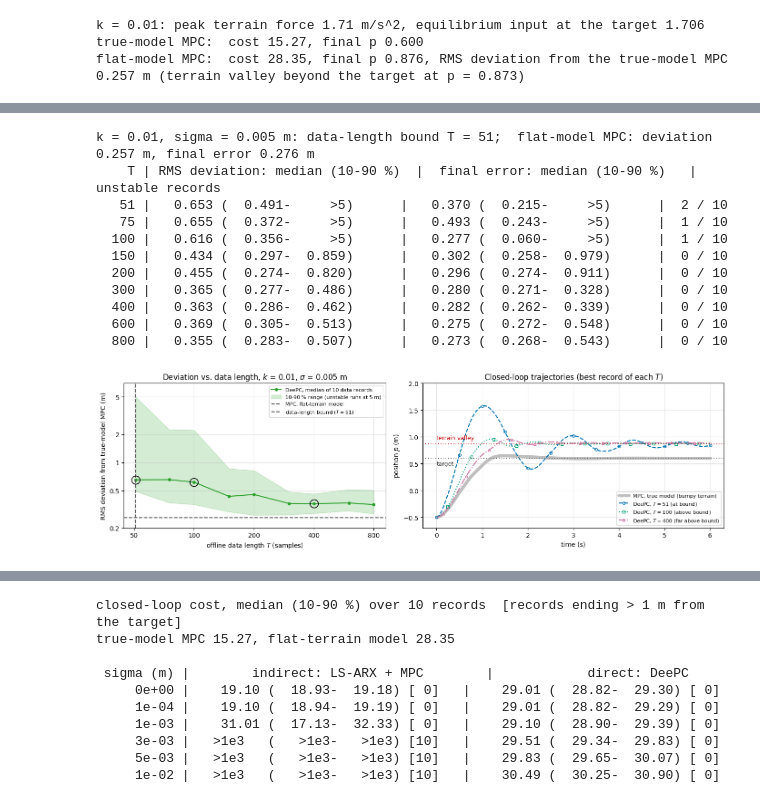
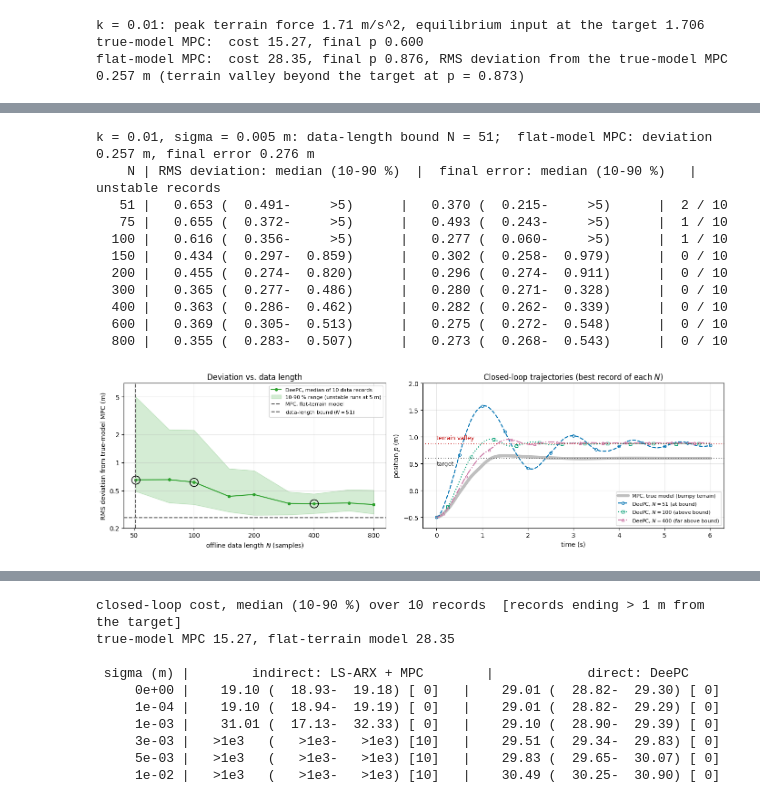
Before and after one commit to JonathanZHC/core_course_examples, a Jupyter notebook: ex6_SysID/6.4_Data_Enabled_Predictive_Control.ipynb, the cells around one changed output, grey strips where cells are left out. Saved outputs shown, nothing was run; the diff lists cells and outputs as text; code cells hidden in the pictures.

```diff
--- a/ex6_SysID/6.4_Data_Enabled_Predictive_Control.ipynb
+++ b/ex6_SysID/6.4_Data_Enabled_Predictive_Control.ipynb
@@ -119,9 +119,8 @@ dyn_flat = Dynamics(env_flat)
 n_states, m_inputs = 2, 1
 
 # Controller
-N = 20
+L = 20
 T_ini = 4
-L = T_ini + N                                   # length of the trajectories in the Hankel matrix
 Q_y = np.array([[1.0]]); R = np.array([[0.1]]); Qf_y = Q_y     # DeePC: cost on the output y = p
 Q_x = np.diag([1.0, 0.0]); Qf_x = Q_x                          # MPC: the same cost on the state
 
@@ -502,10 +554,10 @@ A_d, B_d = dyn_flat.get_linearized_AB_discrete(target_state, np.zeros(1), dt)
 P_b = scipy.linalg.solve_discrete_are(A_d, B_d, Q_b_x, R_b)
 K_b = np.linalg.solve(R_b + B_d.T @ P_b @ B_d, B_d.T @ P_b @ A_d)
 
-def bumpy_data(T, seed, sigma=SIGMA_B, start=None):
+def bumpy_data(N, seed, sigma=SIGMA_B, start=None):
     '''One closed-loop record (u, p) on the bumpy plant, positions corrupted by N(0, sigma^2).
     By default the record starts at the initial state and covers the task; start=target_state gives a record around the target.'''
-    u_d, y_d = collect_deepc_data_closed_loop(env_b, dyn_b, freq=freq, n_samples=T, feedback_gain=K_b, excitation_amplitude=1.0,
+    u_d, y_d = collect_deepc_data_closed_loop(env_b, dyn_b, freq=freq, n_samples=N, feedback_gain=K_b, excitation_amplitude=1.0,
                                               initial_state=initial_state if start is None else start, seed=100 + seed, output_indices=[0])
     rng = np.random.default_rng(1000 + seed)
     return u_d, y_d + rng.normal(0.0, sigma, y_d.shape)
@@ -537,12 +589,12 @@ def cl_cost_b(states, inputs):
     return float(np.sum(Q_b_y[0, 0] * dp[:-1]**2 + R_b[0, 0] * du**2) + Qf_b_y[0, 0] * dp[-1]**2)
 
 def make_deepc_b(u_d, y_d, lambda_g, lambda_y):
-    return DeePCController(env_b, dyn_b, u_d, y_d, Q_b_y, R_b, Qf_b_y, freq, N, T_ini=T_ini, lambda_g=lambda_g, lambda_y=lambda_y,
+    return DeePCController(env_b, dyn_b, u_d, y_d, Q_b_y, R_b, Qf_b_y, freq, L, T_ini=T_ini, lambda_g=lambda_g, lambda_y=lambda_y,
                            output_indices=[0], history_initialization='equilibrium', enforce_pe_check=False, verbose=False)
 
 # References, computed once
-X_true, U_true, _ = run_cl_b(NonlinearMPCOracle(env_b, dyn_b, Q_b_x, R_b, Qf_b_x, freq, N))
-X_flatm, U_flatm, _ = run_cl_b(ARXPredictiveController(env_b, dyn_b, a_true, b_true, Q_b_y, R_b, Qf_b_y, freq, N, name="flat"))
+X_true, U_true, _ = run_cl_b(NonlinearMPCOracle(env_b, dyn_b, Q_b_x, R_b, Qf_b_x, freq, L))
+X_flatm, U_flatm, _ = run_cl_b(ARXPredictiveController(env_b, dyn_b, a_true, b_true, Q_b_y, R_b, Qf_b_y, freq, L, name="flat"))
 J_true_b, J_flat_b = cl_cost_b(X_true, U_true), cl_cost_b(X_flatm, U_flatm)
 valleys = (2 * np.arange(-2, 8) + 1) * np.pi / 18
 valley_p = float(valleys[valleys > target_state[0]][0])                 # first terrain valley beyond the target
@@ -633,34 +685,34 @@ We now repeat the data-length experiment of Example 2.1 on the bumpy plant with
 # %%
-LAMBDA_G_31, LAMBDA_Y_31 = 1e3, 1e6
-T_SWEEP_31 = [51, 75, 100, 150, 200, 300, 400, 600, 800]
+LAMBDA_alpha_31, LAMBDA_sigma_31 = 1e3, 1e6
+N_SWEEP_31 = [51, 75, 100, 150, 200, 300, 400, 600, 800]
 N_SEEDS_31 = 10
 DEV_CAP = 5.0                                              # deviations above this are reported as unstable and drawn at the cap
 
-def deepc_bumpy_data(T, seed):
-    '''DeePC from a record of T samples collected around the target, with the weights selected in Example 3.1.'''
-    u_d, y_d = bumpy_data(T, seed, start=target_state)
-    return make_deepc_b(u_d, y_d, LAMBDA_G_31, LAMBDA_Y_31)
+def deepc_bumpy_data(N, seed):
+    '''DeePC from a record of N samples collected around the target, with the weights selected in Example 3.1.'''
+    u_d, y_d = bumpy_data(N, seed, start=target_state)
+    return make_deepc_b(u_d, y_d, LAMBDA_alpha_31, LAMBDA_sigma_31)
 
-dev_br = np.zeros((len(T_SWEEP_31), N_SEEDS_31))          # RMS deviation from the true-model MPC
+dev_br = np.zeros((len(N_SWEEP_31), N_SEEDS_31))          # RMS deviation from the true-model MPC
 err_br = np.zeros_like(dev_br)                             # final position error
-for i, T in enumerate(T_SWEEP_31):
+for i, N in enumerate(N_SWEEP_31):
     for sd in range(N_SEEDS_31):
-        X, _, _ = run_cl_b(deepc_bumpy_data(T, sd))
+        X, _, _ = run_cl_b(deepc_bumpy_data(N, sd))
         dev_br[i, sd] = rms_deviation(X, X_true); err_br[i, sd] = abs(X[-1, 0] - target_state[0])
 unstable_br = (dev_br > DEV_CAP).sum(axis=1)               # records whose closed loop ran away (no input constraints, so unbounded)
 dev_capped = np.minimum(dev_br, DEV_CAP)                   # statistics below are computed with unstable records at the cap
 X_true_br = X_true
 err_flat = abs(X_flatm[-1, 0] - target_state[0])
 
-print(f"k = {K_TERRAIN_B}, sigma = {SIGMA_B} m: data-length bound T = {T_BOUND};  flat-model MPC: deviation {rms_deviation(X_flatm, X_true):.3f} m, final error {err_flat:.3f} m")
-print(f"{'T':>5} | {'RMS deviation: median (10-90 %)':^32} | {'final error: median (10-90 %)':^32} | unstable records")
+print(f"k = {K_TERRAIN_B}, sigma = {SIGMA_B} m: data-length bound N = {N_BOUND};  flat-model MPC: deviation {rms_deviation(X_flatm, X_true):.3f} m, final error {err_flat:.3f} m")
+print(f"{'N':>5} | {'RMS deviation: median (10-90 %)':^32} | {'final error: median (10-90 %)':^32} | unstable records")
 fmt = lambda v: f"{v:7.3f}" if v < DEV_CAP else f"  >{DEV_CAP:.0f}  "
-for i, T in enumerate(T_SWEEP_31):
-    print(f"{T:5d} | {fmt(np.median(dev_br[i]))} ({fmt(np.percentile(dev_br[i], 10)).strip():>7}-{fmt(np.percentile(dev_br[i], 90)).strip():>7})      "
+for i, N in enumerate(N_SWEEP_31):
+    print(f"{N:5d} | {fmt(np.median(dev_br[i]))} ({fmt(np.percentile(dev_br[i], 10)).strip():>7}-{fmt(np.percentile(dev_br[i], 90)).strip():>7})      "
           f"| {fmt(np.median(err_br[i]))} ({fmt(np.percentile(err_br[i], 10)).strip():>7}-{fmt(np.percentile(err_br[i], 90)).strip():>7})      | {unstable_br[i]:2d} / {N_SEEDS_31}")
 # %% [output]
-k = 0.01, sigma = 0.005 m: data-length bound T = 51;  flat-model MPC: deviation 0.257 m, final error 0.276 m
-    T | RMS deviation: median (10-90 %)  |  final error: median (10-90 %)   | unstable records
+k = 0.01, sigma = 0.005 m: data-length bound N = 51;  flat-model MPC: deviation 0.257 m, final error 0.276 m
+    N | RMS deviation: median (10-90 %)  |  final error: median (10-90 %)   | unstable records
    51 |   0.653 (  0.491-     >5)      |   0.370 (  0.215-     >5)      |  2 / 10
    75 |   0.655 (  0.372-     >5)      |   0.493 (  0.243-     >5)      |  1 / 10
   100 |   0.616 (  0.356-     >5)      |   0.277 (  0.060-     >5)      |  1 / 10
@@ -671,43 +723,43 @@ k = 0.01, sigma = 0.005 m: data-length bound T = 51;  flat-model MPC: deviation
   600 |   0.369 (  0.305-  0.513)      |   0.275 (  0.272-  0.548)      |  0 / 10
   800 |   0.355 (  0.283-  0.507)      |   0.273 (  0.268-  0.543)      |  0 / 10
 # %%
-T_HIGHLIGHT_31 = {"at bound": 51, "above bound": 100, "far above bound": 400}
+N_HIGHLIGHT_31 = {"at bound": 51, "above bound": 100, "far above bound": 400}
 # Trajectory panel: for each highlighted T the *best* record, i.e. the one with the smallest deviation
-best_seed = {label: int(np.argmin(dev_br[T_SWEEP_31.index(T)])) for label, T in T_HIGHLIGHT_31.items()}
-traj_br = {label: run_cl_b(deepc_bumpy_data(T, best_seed[label]))[0] for label, T in T_HIGHLIGHT_31.items()}
+best_seed = {label: int(np.argmin(dev_br[N_SWEEP_31.index(N)])) for label, N in N_HIGHLIGHT_31.items()}
+traj_br = {label: run_cl_b(deepc_bumpy_data(N, best_seed[label]))[0] for label, N in N_HIGHLIGHT_31.items()}
 
 # Start Plotting
 fig, ax = plt.subplots(1, 2, figsize=(14, 4.2), width_ratios=[1, 1.15])
-Tb = np.array(T_SWEEP_31)
+Nb = np.array(N_SWEEP_31)
 x_ticks = [50, 100, 200, 400, 800]
 
 # RMS deviation from the true-model MPC
-ax[0].plot(Tb, np.median(dev_capped, axis=1), marker="o", ms=4, color=C_LEFT, label=f"DeePC, median of {N_SEEDS_31} data records")
-ax[0].fill_between(Tb, np.percentile(dev_capped, 10, axis=1), np.percentile(dev_capped, 90, axis=1), color=C_LEFT, alpha=0.2,
+ax[0].plot(Nb, np.median(dev_capped, axis=1), marker="o", ms=4, color=C_LEFT, label=f"DeePC, median of {N_SEEDS_31} data records")
+ax[0].fill_between(Nb, np.percentile(dev_capped, 10, axis=1), np.percentile(dev_capped, 90, axis=1), color=C_LEFT, alpha=0.2,
                    label=f"10-90 % range (unstable runs at {DEV_CAP:.0f} m)")
 ax[0].axhline(rms_deviation(X_flatm, X_true), color="0.35", ls="--", lw=1.5, label="MPC, flat-terrain model")
-ax[0].axvline(T_BOUND, color=C_BOUND, ls="--", lw=1.5, label=f"data-length bound ($T={T_BOUND}$)")
-for label, T in T_HIGHLIGHT_31.items():
-    ax[0].plot(T, np.median(dev_capped[T_SWEEP_31.index(T)]), marker="o", ms=13, mfc="none", mec="k", mew=1.2, ls="none")
+ax[0].axvline(N_BOUND, color=C_BOUND, ls="--", lw=1.5, label=f"data-length bound ($N={N_BOUND}$)")
+for label, N in N_HIGHLIGHT_31.items():
+    ax[0].plot(N, np.median(dev_capped[N_SWEEP_31.index(N)]), marker="o", ms=13, mfc="none", mec="k", mew=1.2, ls="none")
 ax[0].set_xscale("log"); ax[0].set_yscale("log"); ax[0].set_ylim(0.2, 7.0)
-ax[0].set_xticks(x_ticks); ax[0].set_xticklabels([str(t) for t in x_ticks])
+ax[0].set_xticks(x_ticks); ax[0].set_xticklabels([str(n) for n in x_ticks])
 ax[0].set_yticks([0.2, 0.5, 1.0, 2.0, 5.0]); ax[0].set_yticklabels(["0.2", "0.5", "1", "2", "5"]); ax[0].minorticks_off()
-ax[0].set_xlabel("offline data length $T$ (samples)"); ax[0].set_ylabel("RMS deviation from true-model MPC (m)")
-ax[0].set_title(f"Deviation vs. data length, $k$ = {K_TERRAIN_B}, $\\sigma$ = {SIGMA_B} m"); ax[0].legend(loc="upper right", fontsize=8)
+ax[0].set_xlabel("offline data length $N$ (samples)"); ax[0].set_ylabel("RMS deviation from true-model MPC (m)")
+ax[0].set_title(f"Deviation vs. data length"); ax[0].legend(loc="upper right", fontsize=8)
 
 # Trajectories of one record
 ax[1].plot(t_x, X_true[:, 0], color="0.75", lw=5, solid_capstyle="round", label="MPC, true model (bumpy terrain)")
 bumpy_styles = [dict(color=OKABE_ITO[0], ls="--", marker="o", markevery=(0, 10), ms=4, mfc="none"),
                 dict(color=OKABE_ITO[2], ls=":", marker="s", markevery=(5, 10), ms=4, mfc="none"),
                 dict(color=OKABE_ITO[4], ls="-.", marker="^", markevery=(3, 10), ms=5, mfc="none")]
-for j, (label, T) in enumerate(T_HIGHLIGHT_31.items()):
-    ax[1].plot(t_x, traj_br[label][:, 0], lw=1.6, label=f"DeePC, $T={T}$ ({label})", **bumpy_styles[j])
+for j, (label, N) in enumerate(N_HIGHLIGHT_31.items()):
+    ax[1].plot(t_x, traj_br[label][:, 0], lw=1.6, label=f"DeePC, $N={N}$ ({label})", **bumpy_styles[j])
 ax[1].axhline(target_state[0], color="0.3", ls=(0, (1, 3)), lw=1)
 ax[1].text(t_x[0], target_state[0] - 0.05, "target", ha="left", va="top", fontsize=9, color="0.3")
 ax[1].axhline(valley_p, color="#C00000", ls=(0, (1, 3)), lw=1)
 ax[1].text(t_x[0], valley_p + 0.05, "terrain valley", ha="left", va="bottom", fontsize=9, color="#C00000")
 ax[1].set_ylim(-0.7, 2.0)
-ax[1].set_xlabel("time (s)"); ax[1].set_ylabel("position $p$ (m)"); ax[1].set_title("Closed-loop trajectories (best record of each $T$)"); ax[1].legend(loc="lower right", fontsize=8)
+ax[1].set_xlabel("time (s)"); ax[1].set_ylabel("position $p$ (m)"); ax[1].set_title("Closed-loop trajectories (best record of each $N$)"); ax[1].legend(loc="lower right", fontsize=8)
 plt.tight_layout(); plt.show()
 # %% [output]
-[figure, old version]
+[figure, new version]
```
Also changed, not shown: parts of 28 cells of this notebook, 7 other files.
